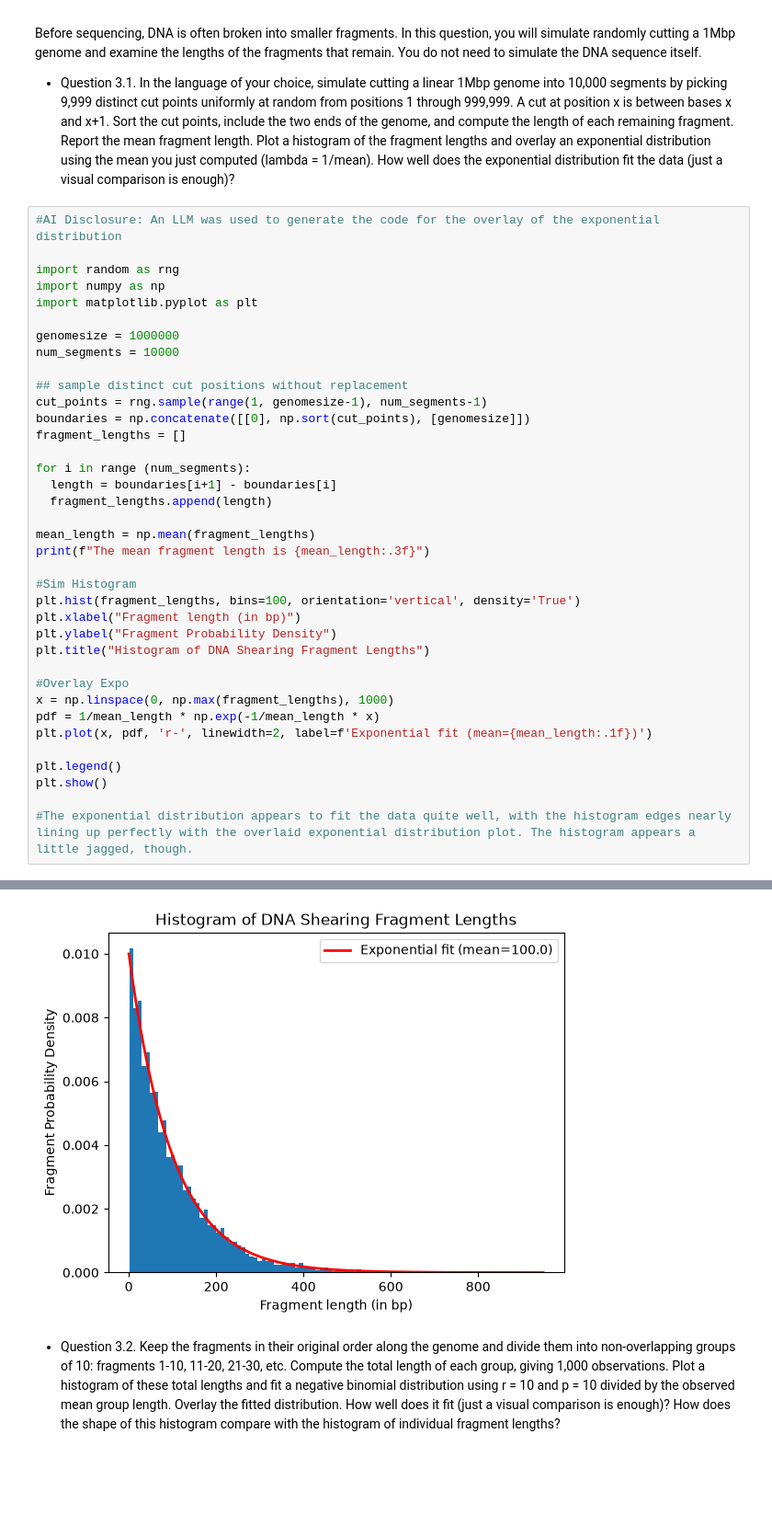
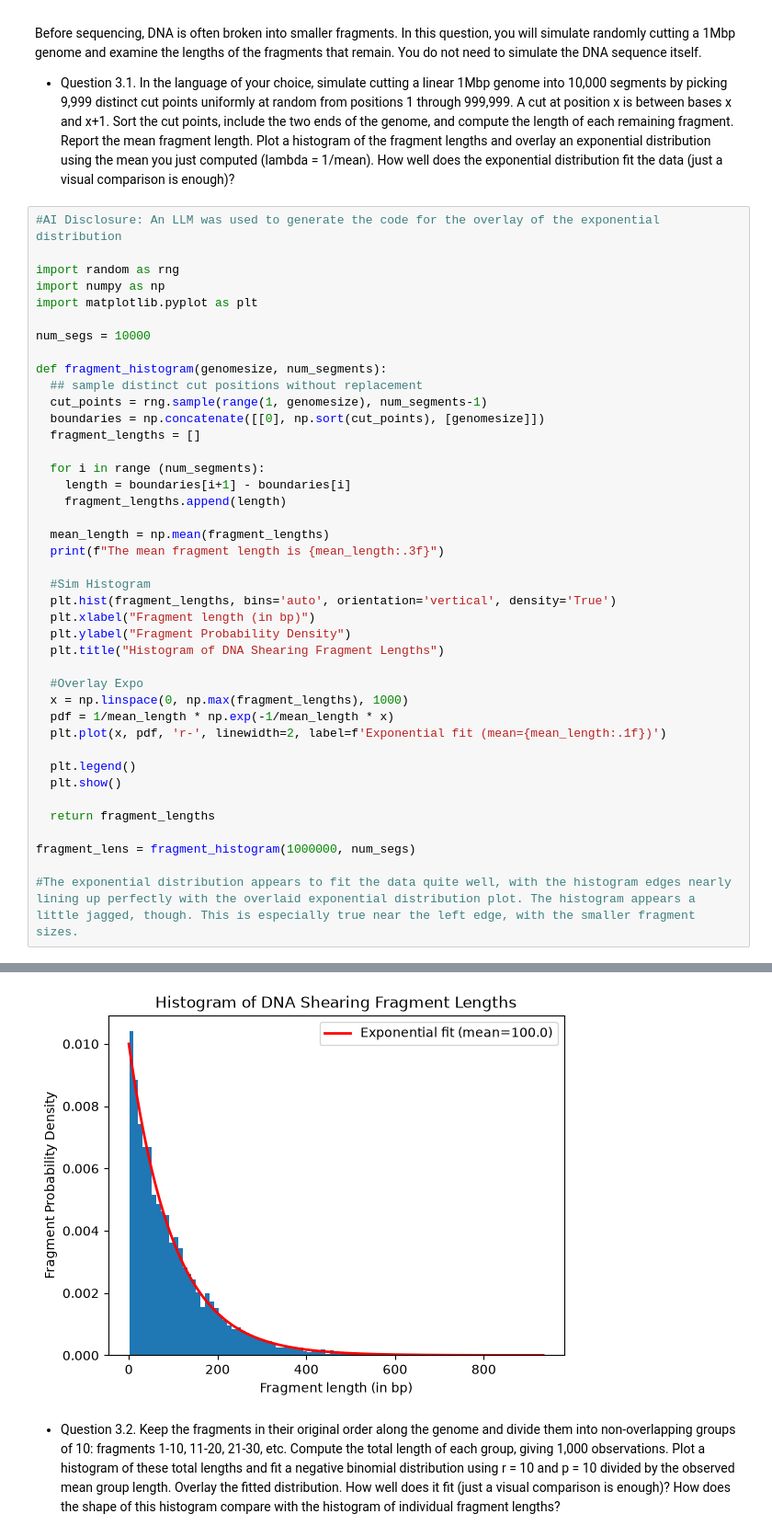
Before and after one commit to kolluashrith/CG-ACG, a Jupyter notebook: Assignment1.ipynb, the cells around one changed output, grey strips where cells are left out. Shown at 92% size. Saved outputs shown, nothing was run; the diff lists cells and outputs as text; blank space fills up the shorter version.

```diff
--- a/Assignment1.ipynb
+++ b/Assignment1.ipynb
@@ -182,43 +181,47 @@ Before sequencing, DNA is often broken into smaller fragments. In this question,
 # %%
 #AI Disclosure: An LLM was used to generate the code for the overlay of the exponential distribution
 
 import random as rng
 import numpy as np
 import matplotlib.pyplot as plt
 
-genomesize = 1000000
-num_segments = 10000
+num_segs = 10000
 
-## sample distinct cut positions without replacement
-cut_points = rng.sample(range(1, genomesize-1), num_segments-1)
-boundaries = np.concatenate([[0], np.sort(cut_points), [genomesize]])
-fragment_lengths = []
+def fragment_histogram(genomesize, num_segments):
+  ## sample distinct cut positions without replacement
+  cut_points = rng.sample(range(1, genomesize), num_segments-1)
+  boundaries = np.concatenate([[0], np.sort(cut_points), [genomesize]])
+  fragment_lengths = []
 
-for i in range (num_segments):
-  length = boundaries[i+1] - boundaries[i]
-  fragment_lengths.append(length)
+  for i in range (num_segments):
+    length = boundaries[i+1] - boundaries[i]
+    fragment_lengths.append(length)
 
-mean_length = np.mean(fragment_lengths)
-print(f"The mean fragment length is {mean_length:.3f}")
+  mean_length = np.mean(fragment_lengths)
+  print(f"The mean fragment length is {mean_length:.3f}")
 
-#Sim Histogram
-plt.hist(fragment_lengths, bins=100, orientation='vertical', density='True')
-plt.xlabel("Fragment length (in bp)")
-plt.ylabel("Fragment Probability Density")
-plt.title("Histogram of DNA Shearing Fragment Lengths")
+  #Sim Histogram
+  plt.hist(fragment_lengths, bins='auto', orientation='vertical', density='True')
+  plt.xlabel("Fragment length (in bp)")
+  plt.ylabel("Fragment Probability Density")
+  plt.title("Histogram of DNA Shearing Fragment Lengths")
 
-#Overlay Expo
-x = np.linspace(0, np.max(fragment_lengths), 1000)
-pdf = 1/mean_length * np.exp(-1/mean_length * x)
-plt.plot(x, pdf, 'r-', linewidth=2, label=f'Exponential fit (mean={mean_length:.1f})')
+  #Overlay Expo
+  x = np.linspace(0, np.max(fragment_lengths), 1000)
+  pdf = 1/mean_length * np.exp(-1/mean_length * x)
+  plt.plot(x, pdf, 'r-', linewidth=2, label=f'Exponential fit (mean={mean_length:.1f})')
 
-plt.legend()
-plt.show()
+  plt.legend()
+  plt.show()
 
-#The exponential distribution appears to fit the data quite well, with the histogram edges nearly lining up perfectly with the overlaid exponential distribution plot. The histogram appears a little jagged, though.
+  return fragment_lengths
+
+fragment_lens = fragment_histogram(1000000, num_segs)
+
+#The exponential distribution appears to fit the data quite well, with the histogram edges nearly lining up perfectly with the overlaid exponential distribution plot. The histogram appears a little jagged, though. This is especially true near the left edge, with the smaller fragment sizes.
 # %% [output]
 The mean fragment length is 100.000
-[figure, old version]
+[figure, new version]
 # %% [markdown]
 - Question 3.2. Keep the fragments in their original order along the genome and divide them into non-overlapping groups of 10: fragments 1-10, 11-20, 21-30, etc. Compute the total length of each group, giving 1,000 observations. Plot a histogram of these total lengths and fit a negative binomial distribution using r = 10 and p = 10 divided by the observed mean group length. Overlay the fitted distribution. How well does it fit (just a visual comparison is enough)? How does the shape of this histogram compare with the histogram of individual fragment lengths?
 # %%
```
Also changed, not shown: parts of 6 cells of this notebook.
